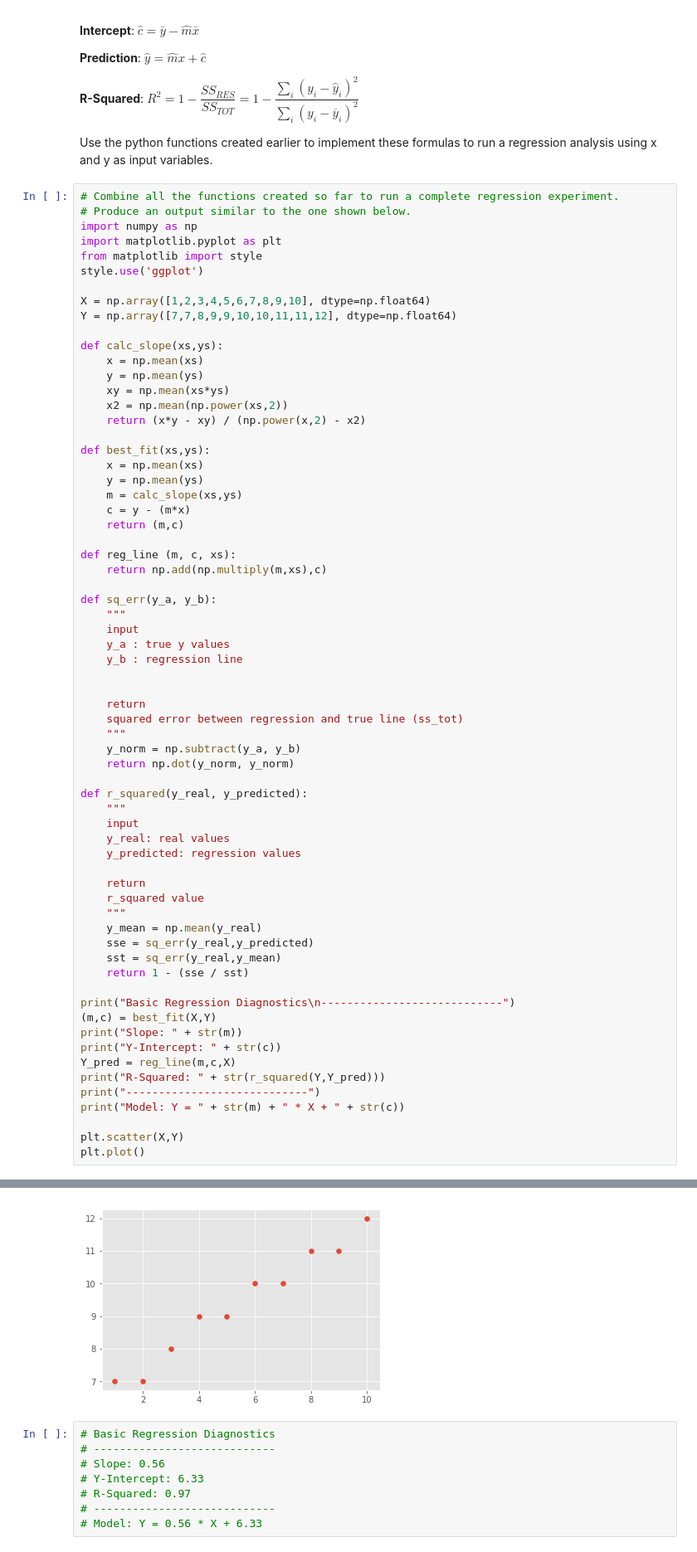
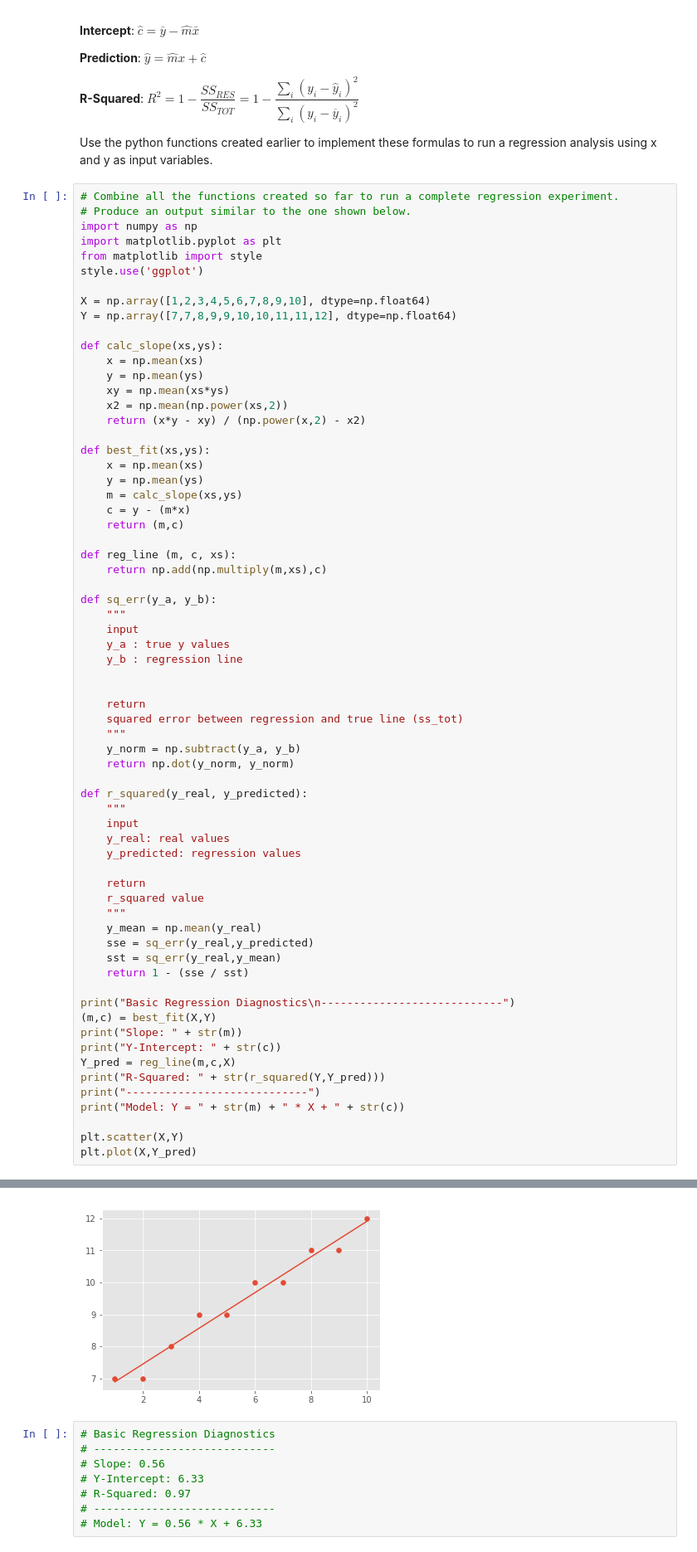
Before and after one commit to nic464/dsc-enterprise-hsbc-complete-regression-lab-hsbc-ds-081319, a Jupyter notebook: index.ipynb, the cells around one changed output, grey strips where cells are left out. Shown: that part at 83% size. Saved outputs shown, nothing was run; the diff lists cells and outputs as text.

```diff
--- a/index.ipynb
+++ b/index.ipynb
@@ -90,7 +90,7 @@ print("----------------------------")
 print("Model: Y = " + str(m) + " * X + " + str(c))
 
 plt.scatter(X,Y)
-plt.plot()
+plt.plot(X,Y_pred)
 # %% [output]
 Basic Regression Diagnostics
 ----------------------------
@@ -103,4 +103,4 @@ Model: Y = 0.5575757575757568 * X + 6.3333333333333375
-[figure, old version]
+[figure, new version]
 # %%
 # Basic Regression Diagnostics
 # ----------------------------
```
Also changed, not shown: parts of 1 cell of this notebook.
